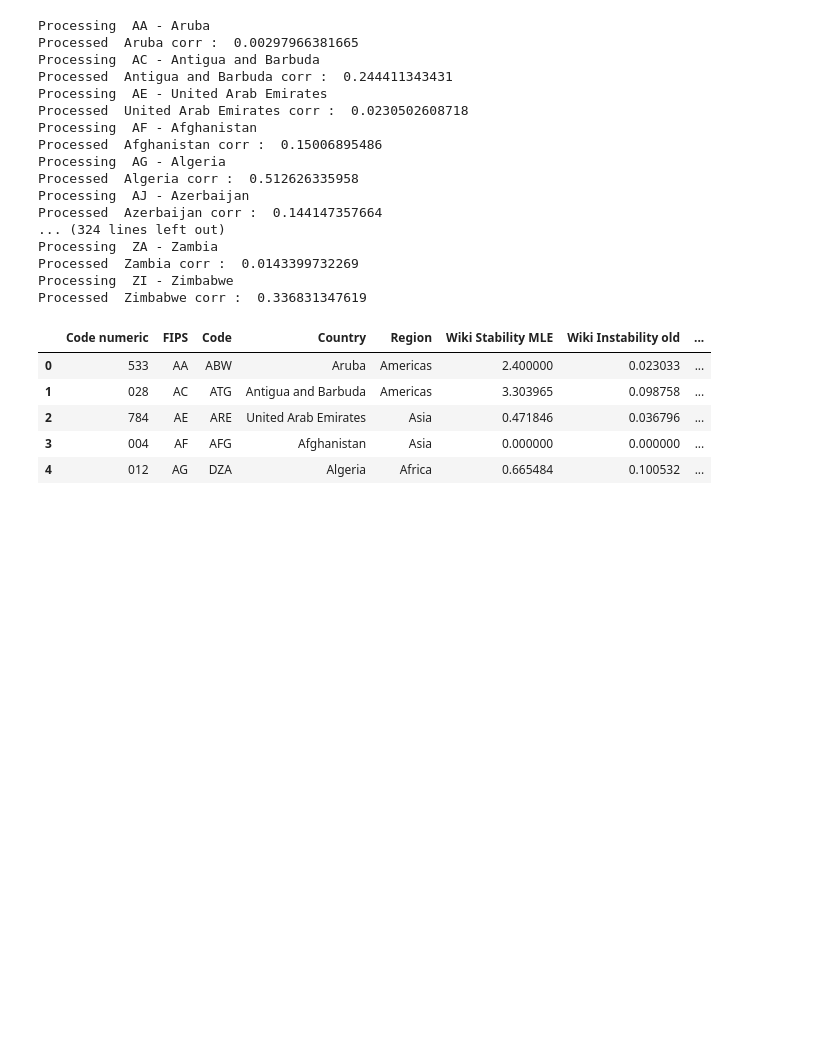
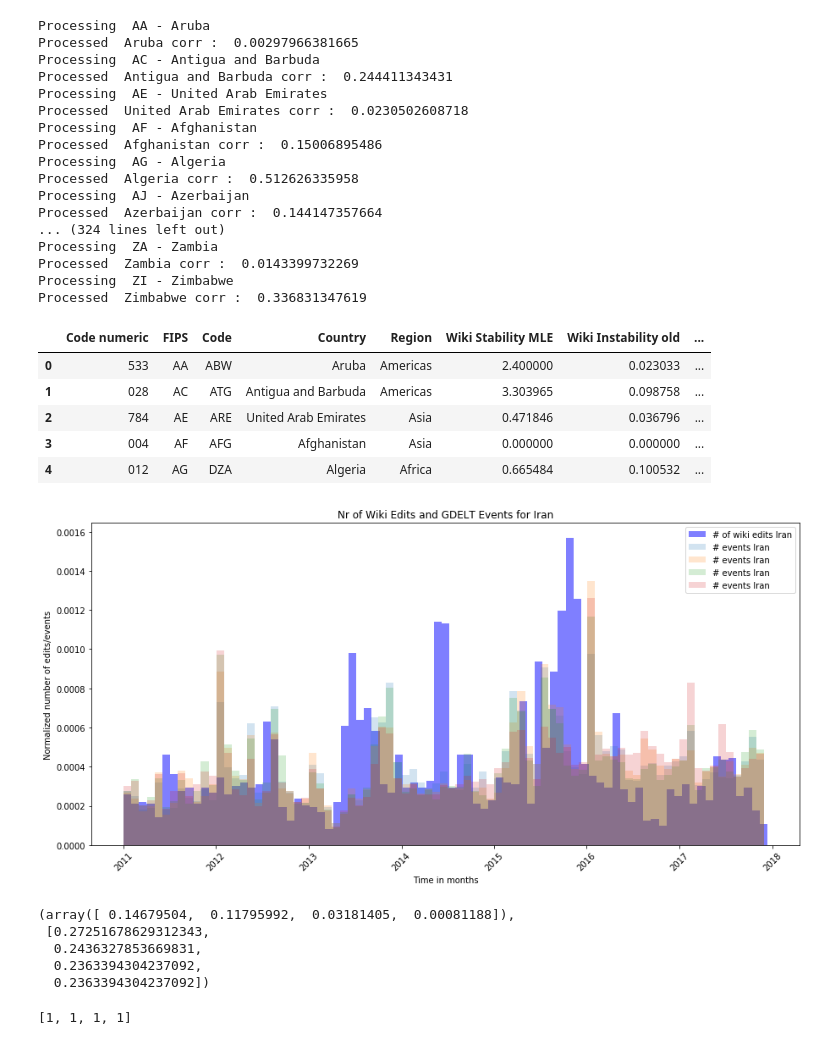
Before and after one commit to Amaumaury/ada-2017, a Jupyter notebook: project/GDELT_auto_event_analysis.ipynb, the cells around one changed output. Cells and saved outputs as stored; diff of their text form; code cells hidden in the pictures; blank space fills up the shorter version.

```diff
--- a/project/GDELT_auto_event_analysis.ipynb
+++ b/project/GDELT_auto_event_analysis.ipynb
@@ -270,0 +347,37 @@ countries_data.head()
+# %%
+def get_country_values_perQuadClass(cntr_code, start, stop):
+    values_to_plot = aggregated_gdelt[ (aggregated_gdelt['ActionGeo_CountryCode'] == cntr_code) &
+                                     ((aggregated_gdelt['SQLDATE']).astype(pd.Timestamp) >= pd.Timestamp(start)) &
+                                     ((aggregated_gdelt['SQLDATE']).astype(pd.Timestamp) <= pd.Timestamp(stop))]
+    values_to_plot = values_to_plot[['SQLDATE','ActionGeo_CountryCode', 'QuadClass', 'Counter']]
+    values_to_plot.groupby(['SQLDATE','ActionGeo_CountryCode', 'QuadClass']).sum()
+
+    val1 = values_to_plot[values_to_plot['QuadClass'] == 'Verbal Cooperation']
+    val2 = values_to_plot[values_to_plot['QuadClass'] == 'Material Cooperation']
+    val3 = values_to_plot[values_to_plot['QuadClass'] == 'Verbal Conflict']
+    val4 = values_to_plot[values_to_plot['QuadClass'] == 'Material Conflict']
+
+    x1 = val1['SQLDATE'].values
+    y1 = (val1['Counter']/val1['Counter'].mean()).values
+
+    x2 = val2['SQLDATE'].values
+    y2 = (val2['Counter']/val2['Counter'].mean()).values
+
+    x3 = val3['SQLDATE'].values
+    y3 = (val3['Counter']/val3['Counter'].mean()).values
+
+    x4 = val4['SQLDATE'].values
+    y4 = (val4['Counter']/val4['Counter'].mean()).values
+
+    sum_all = np.sum(y1) + np.sum(y2) + np.sum(y3) + np.sum(y4)
+    try:
+        s1 = np.sum(y1)/sum_all
+        s2 = np.sum(y2)/sum_all
+        s3 = np.sum(y3)/sum_all
+        s4 = np.sum(y3)/sum_all
+    except:
+        s1 = 0
+        s2 = 0
+        s3 = 0
+        s4 = 0
+    return [x1, x2, x3, x4], [y1, y2, y3, y4], [s1,s2,s3,s4]
@@ -270,0 +432,9 @@ countries_data.head()
+# %%
+analyse_wiki_events_correlation_QuadClass('IR', 'Iran', '20110101000000', '20171215000000', plot=True)
+# %% [output]
+[figure, added]
+(array([ 0.14679504,  0.11795992,  0.03181405,  0.00081188]),
+ [0.27251678629312343,
+  0.2436327853669831,
+  0.2363394304237092,
+  0.2363394304237092])
@@ -270,0 +445,5 @@ countries_data.head()
+# %%
+corrs.append(1)
+corrs
+# %% [output]
+[1, 1, 1, 1]
```
Also changed, not shown: parts of 20 cells of this notebook, 5 other files.
